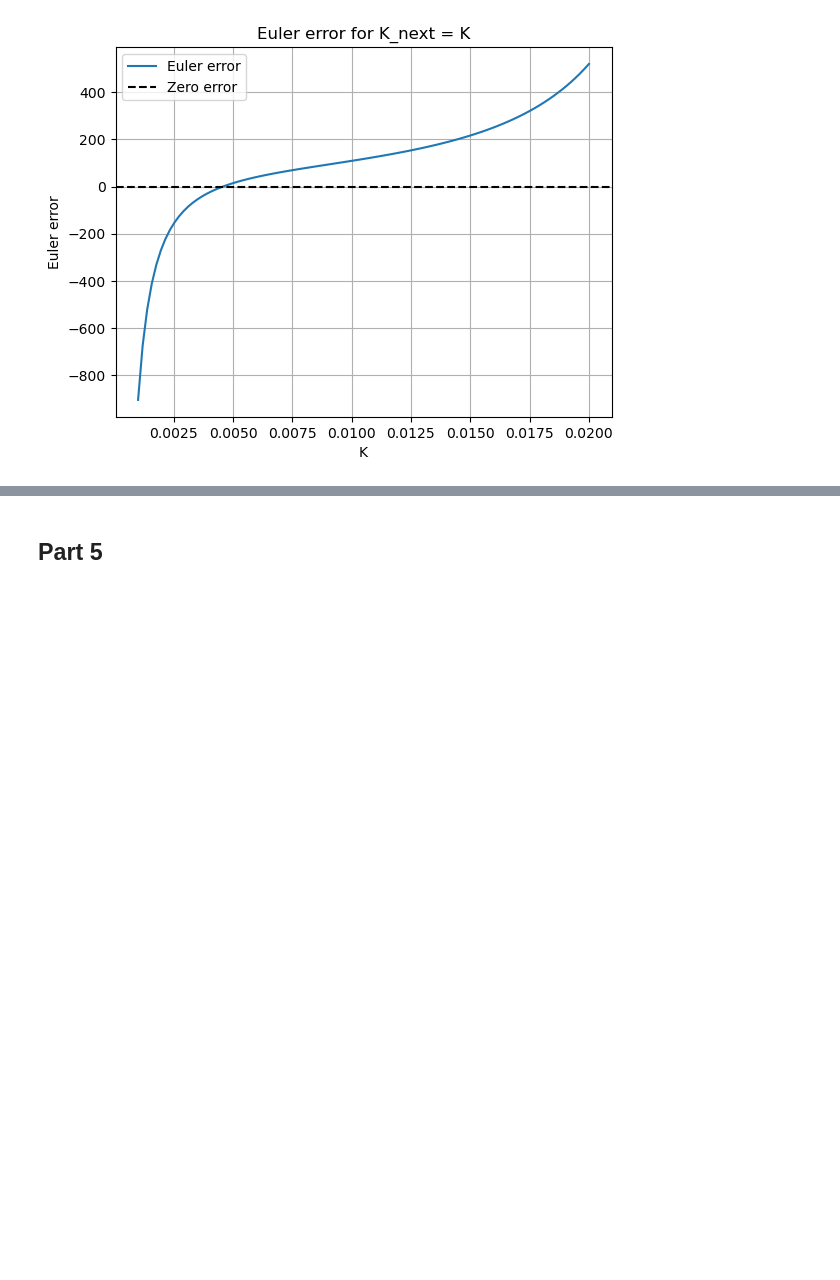
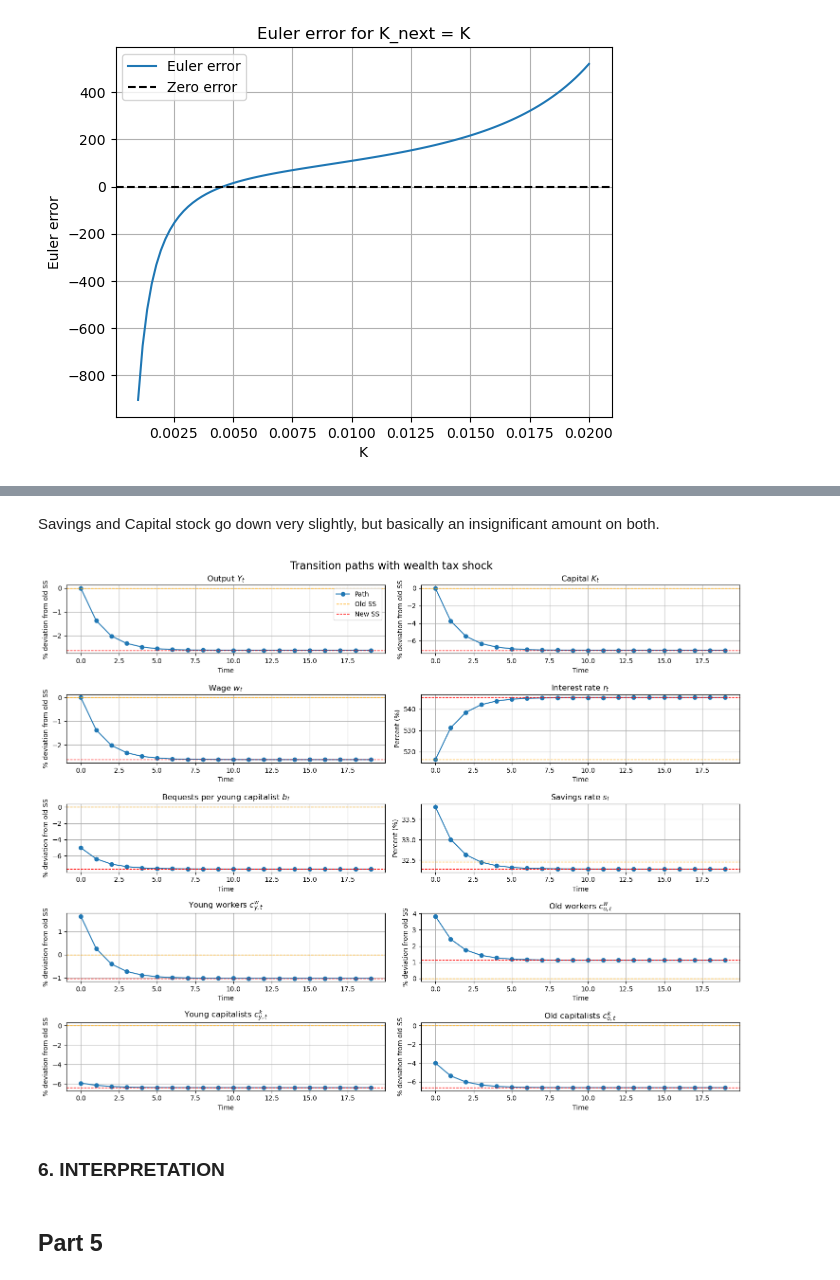
Before and after one commit to MHS17-NHH/FIE463-V26, a Jupyter notebook: assignments/term_paper_1_G34.ipynb, the cells around one changed output, grey strips where cells are left out. Saved outputs shown, nothing was run; the diff lists cells and outputs as text; code cells hidden in the pictures; blank space fills up the shorter version.

```diff
--- a/assignments/term_paper_1_G34.ipynb
+++ b/assignments/term_paper_1_G34.ipynb
@@ -25,6 +25,7 @@ class Parameters:
     z: float = 1.0                  # Total factor productivity
     N_w: float = .8                 # Fraction of workers
     N_k: float = .2                 # Fraction of capitalists
+    tau_a: float = .05              # Wealth tax rate
 # %%
 # Parameter instance
 par = Parameters()
@@ -206,7 +224,7 @@ class Simulation:
     s_path: np.ndarray              # Savings rate s = a/b
 # %%
 # 2. Function to simulate transition paths
-def simulate_olg(K0, T, par: Parameters) -> Simulation:
+def simulate_olg(K0, T, par: Parameters, wealth_tax=False) -> Simulation:
     """
     Simulate the transition paths of the model starting from an initial capital stock K0 for T periods.
     """
@@ -225,6 +243,8 @@ def simulate_olg(K0, T, par: Parameters) -> Simulation:
 
     # set initial capital
     K_path[0] = K0
+    # Set wealth tax or not
+    tau_a = par.tau_a if wealth_tax else 0
 
     # simulate
     for t in range(T - 1):
@@ -232,13 +252,14 @@ def simulate_olg(K0, T, par: Parameters) -> Simulation:
         r_path[t] = r
         w_path[t] = w
         Y_path[t] = par.z * K_path[t]**par.alpha * L**(1 - par.alpha)
-        c_wy_path[t] = (1 - par.tau) * w
-        c_wo_path[t] = par.tau * w
+        T_at = tau_a * (1 + r) * K_path[t]
+        c_wy_path[t] = (1 - par.tau) * w + T_at
+        c_wo_path[t] = par.tau * w + T_at
         a_path[t] = K_path[t] / (0.5 * par.N_k)
-        b_path[t] = par.phi * (1 + r) * a_path[t]
-        c_ky_path[t] = b_path[t] - a_path[t]
-        c_ko_path[t] = (1 + r) * a_path[t] - b_path[t]
-        s_path[t] = a_path[t] / b_path[t]
+        b_path[t] = par.phi * (1 - tau_a) * (1 + r) * a_path[t]
+        c_ky_path[t] = b_path[t] - a_path[t] + T_at
+        c_ko_path[t] = (1 - par.phi) * (1 - tau_a) * (1 + r) * a_path[t] + T_at
+        s_path[t] = a_path[t] / (b_path[t] + T_at)
 
         # Checking goods market clearing inside loop
         lhs = Y_path[t] + (1 - par.delta) * K_path[t]
@@ -250,7 +271,7 @@ def simulate_olg(K0, T, par: Parameters) -> Simulation:
 
         # root for K_{t+1}
         result = root_scalar(
-            lambda K_next: euler_err(K_next, K_path[t], par),
+            lambda K_next: euler_err(K_next, K_path[t], par, wealth_tax=wealth_tax),
             bracket=(0.001, 0.02),
             method='bisect'
         )
@@ -263,13 +284,14 @@ def simulate_olg(K0, T, par: Parameters) -> Simulation:
     r_path[T-1] = r
     w_path[T-1] = w
     Y_path[T-1] = par.z * K_path[T-1]**par.alpha * L**(1 - par.alpha)
-    c_wy_path[T-1] = (1 - par.tau) * w
-    c_wo_path[T-1] = par.tau * w
+    T_at = tau_a * (1 + r) * K_path[T-1] / (par.N_w + par.N_k)
+    c_wy_path[T-1] = (1 - par.tau) * w + T_at
+    c_wo_path[T-1] = par.tau * w + T_at
     a_path[T-1] = K_path[T-1] / (0.5 * par.N_k)
-    b_path[T-1] = par.phi * (1 + r) * a_path[T-1]
-    c_ky_path[T-1] = b_path[T-1] - a_path[T-1]
-    c_ko_path[T-1] = (1 + r) * a_path[T-1] - b_path[T-1]
-    s_path[T-1] = a_path[T-1] / b_path[T-1]
+    b_path[T-1] = par.phi * (1 - tau_a) * (1 + r) * a_path[T-1]
+    c_ky_path[T-1] = b_path[T-1] - a_path[T-1] + T_at
+    c_ko_path[T-1] = (1 - par.phi) * (1 - tau_a) * (1 + r) * a_path[T-1] + T_at
+    s_path[T-1] = a_path[T-1] / (b_path[T-1] + T_at)
 
     # build Simulation object
     sim = Simulation(
@@ -381,2 +399,0 @@ class Parameters:
-# %%
-par = Parameters()
@@ -530,2 +450,18 @@ Annualized interest rate: 6.4125%
+# %% [markdown]
+Savings and Capital stock go down very slightly, but basically an insignificant amount on both.
+# %%
+# 4. Simulate transition paths with wealth tax as shock in t=0, start at steady-state
+# Start at old steady state to see effect of shock, and plot both old and new SS in the graphs
+eq_old = compute_steady_state(par, wealth_tax=False)
+K0 = eq_old.K
+sim = simulate_olg(eq_old.K, T=20, par=par, wealth_tax=True)
+eq_new = compute_steady_state(par, wealth_tax=True)
+
+# 5. Plot transition paths with both old and new SS
+plot_simulation(eq_old, sim, eq_new, wealth_tax=True)
+# %% [output]
+[figure, added]
+# %% [markdown]
+### 6. INTERPRETATION
 # %% [markdown]
 ## Part 5
```
Also changed, not shown: parts of 27 cells of this notebook.
